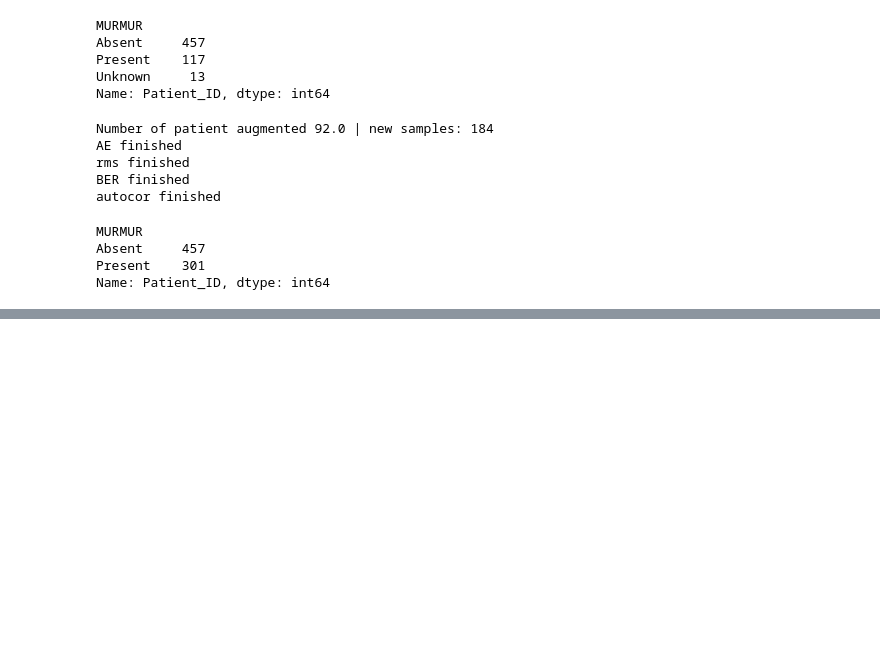
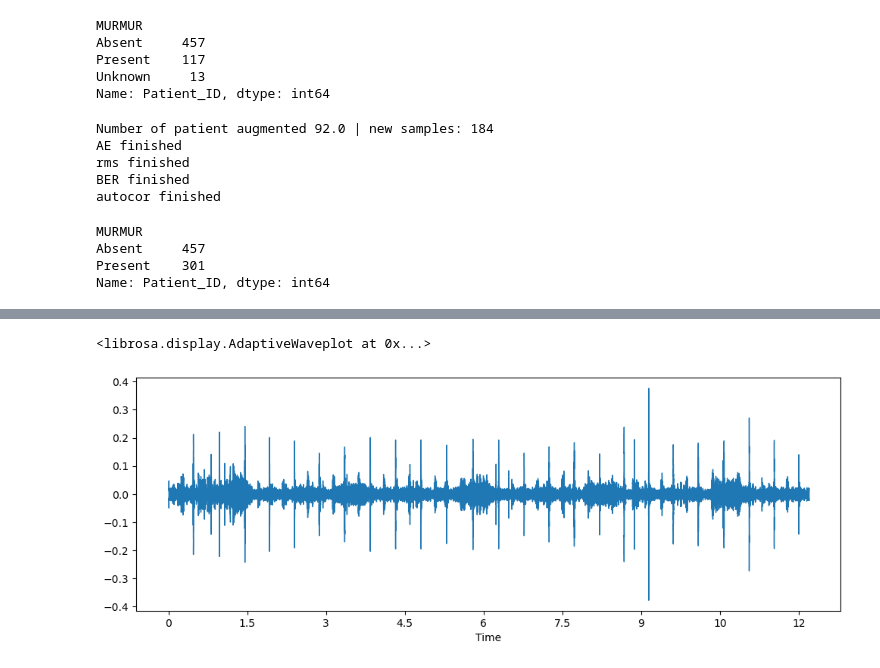
Before and after one commit to asideras/MSc-in-AI-Demokritos-Machine-Learning-Course, a Jupyter notebook: notebooks/Feature_Extraction_&_Demonstration .ipynb, the cells around one changed output, grey strips where cells are left out. Cells and saved outputs as stored; diff of their text form; code cells hidden in the pictures; blank space fills up the shorter version.

```diff
--- a/notebooks/Feature_Extraction_&_Demonstration .ipynb
+++ b/notebooks/Feature_Extraction_&_Demonstration .ipynb
@@ -142,0 +129,3 @@ df.to_csv('murmor_dataset.csv', index=False)
+# %%
+data = DataLoaderML()
+data.get_audios(fullDataset = False)
@@ -142,0 +136,3 @@ df.to_csv('murmor_dataset.csv', index=False)
+# %%
+data = data.audios
+data
@@ -142,0 +160,11 @@ df.to_csv('murmor_dataset.csv', index=False)
+# %%
+sample_present = data[data.Patient_ID == 29045 ]['AV'].to_numpy()[0]
+sample_absent = data[data.Patient_ID == 39043 ]['AV'].to_numpy()[0]
+
+sample_present = sample_present[:sample_absent.shape[0]]
+# %%
+plt.figure(figsize=(12, 4))
+librosa.display.waveshow(sample_present)
+# %% [output]
+<librosa.display.AdaptiveWaveplot at 0x...>
+[figure, added]
```
Also changed, not shown: parts of 17 cells of this notebook, 1 other file.
